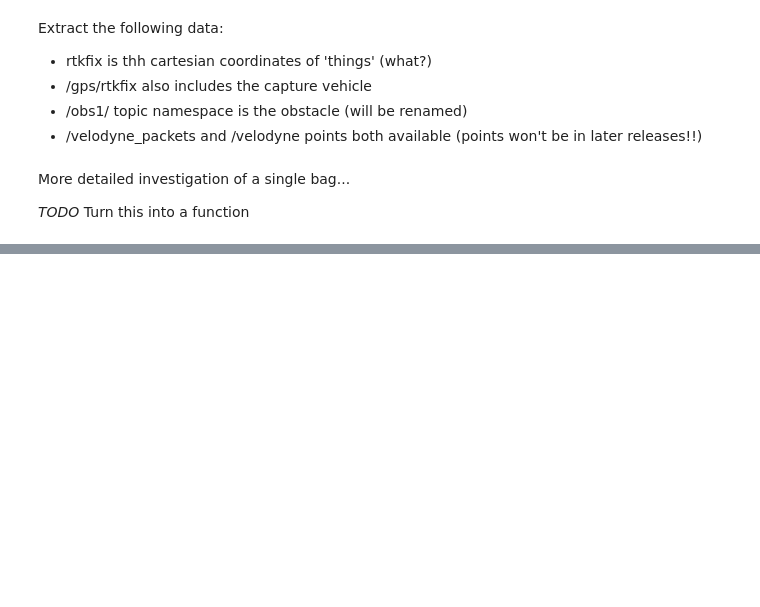
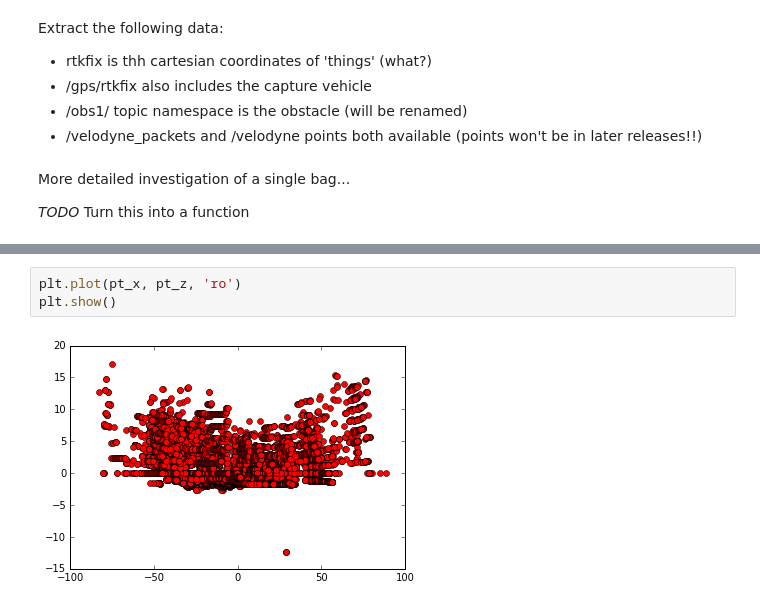
Before and after one commit to markstrefford/didi-sdc-challenge-2017, a Jupyter notebook: explore_udacity_didi_data.ipynb, the cells around one changed output, grey strips where cells are left out. Saved outputs shown, nothing was run; the diff lists cells and outputs as text; blank space fills up the shorter version.

```diff
--- a/explore_udacity_didi_data.ipynb
+++ b/explore_udacity_didi_data.ipynb
@@ -143,0 +239,5 @@ for i in range(len(point_cloud)):
+# %%
+plt.plot(pt_x, pt_z, 'ro')
+plt.show()
+# %% [output]
+[figure, added]
```
Also changed, not shown: parts of 13 cells of this notebook, 4 other files.
